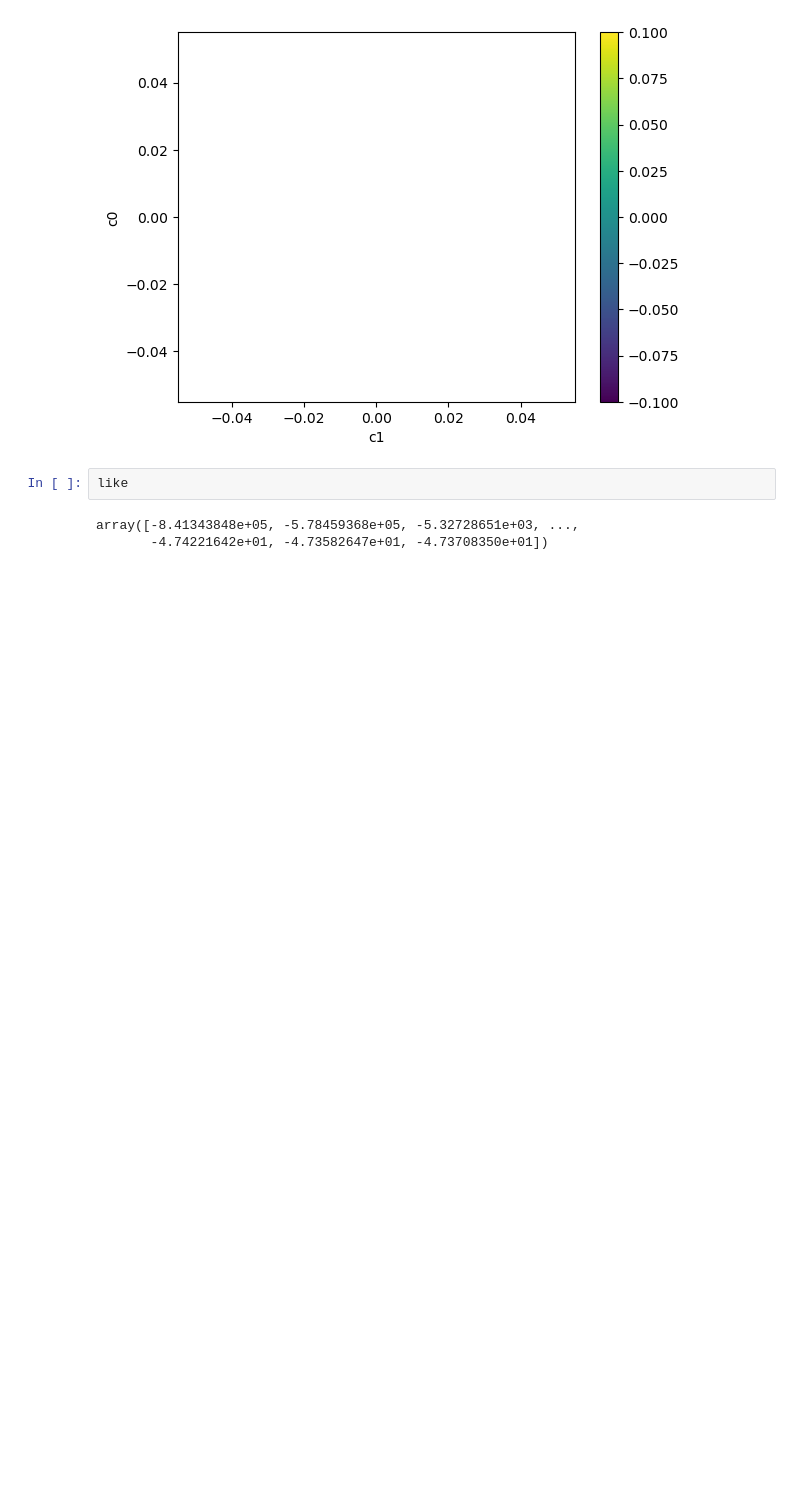
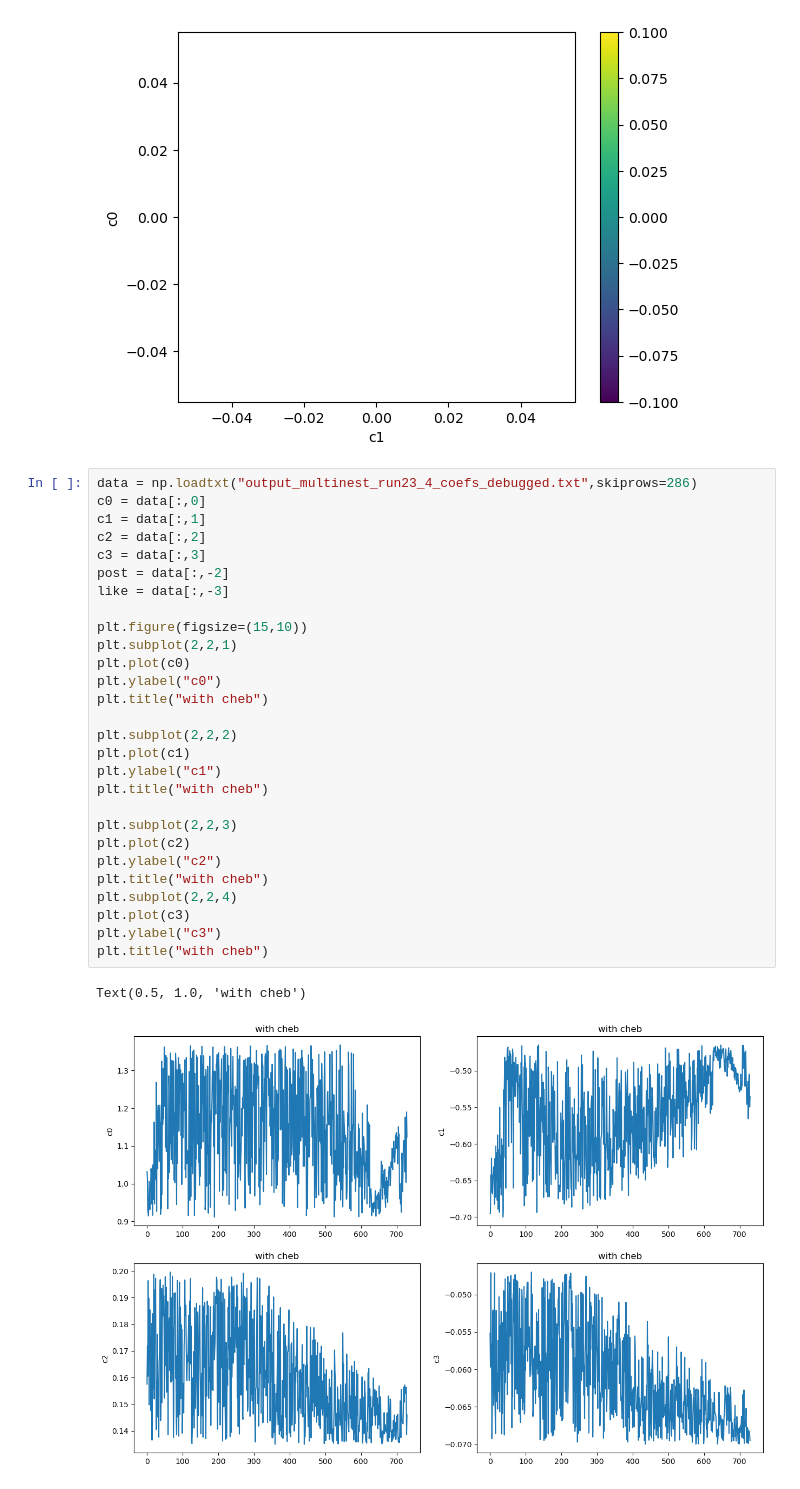
Before and after one commit to steventanady/steven_thesis, a Jupyter notebook: thesis_config/config/tester/multinest_chains.ipynb, the cells around one changed output. Saved outputs shown, nothing was run; the diff lists cells and outputs as text; blank space fills up the shorter version.

```diff
--- a/thesis_config/config/tester/multinest_chains.ipynb
+++ b/thesis_config/config/tester/multinest_chains.ipynb
@@ -266,8 +286,34 @@ plt.colorbar(sc)
 plt.show()
 # %% [output]
 [figure]
-# %%
-like
-# %% [output]
-array([-8.41343848e+05, -5.78459368e+05, -5.32728651e+03, ...,
-       -4.74221642e+01, -4.73582647e+01, -4.73708350e+01])
+# %%
+data = np.loadtxt("output_multinest_run23_4_coefs_debugged.txt",skiprows=286)
+c0 = data[:,0]
+c1 = data[:,1]
+c2 = data[:,2]
+c3 = data[:,3]
+post = data[:,-2]
+like = data[:,-3]
+
+plt.figure(figsize=(15,10))
+plt.subplot(2,2,1)
+plt.plot(c0)
+plt.ylabel("c0")
+plt.title("with cheb")
+
+plt.subplot(2,2,2)
+plt.plot(c1)
+plt.ylabel("c1")
+plt.title("with cheb")
+
+plt.subplot(2,2,3)
+plt.plot(c2)
+plt.ylabel("c2")
+plt.title("with cheb")
+plt.subplot(2,2,4)
+plt.plot(c3)
+plt.ylabel("c3")
+plt.title("with cheb")
+# %% [output]
+Text(0.5, 1.0, 'with cheb')
+[figure, added]
```
Also changed, not shown: parts of 6 cells of this notebook, 25 other files.
